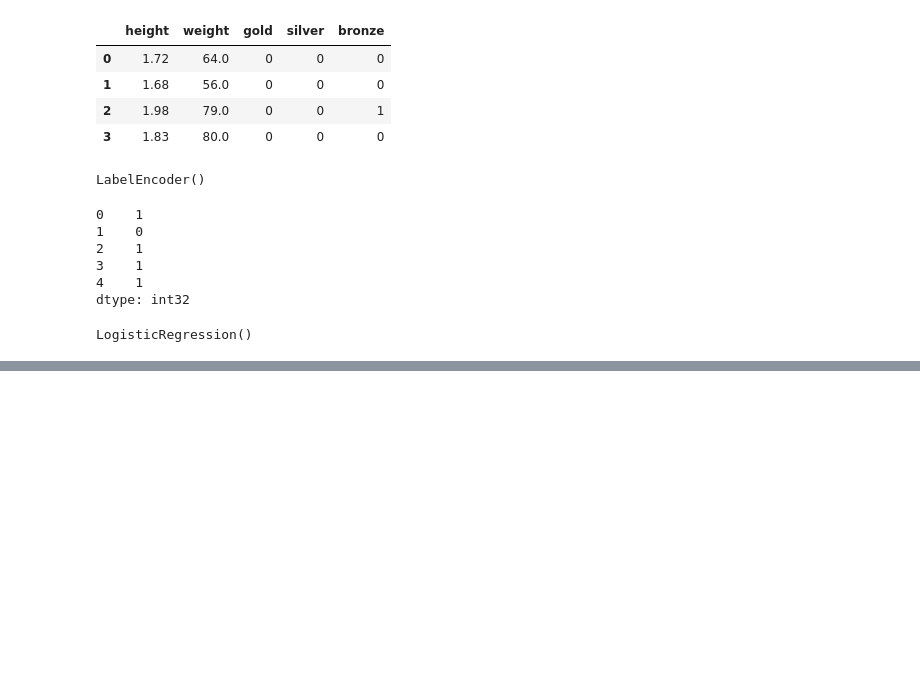
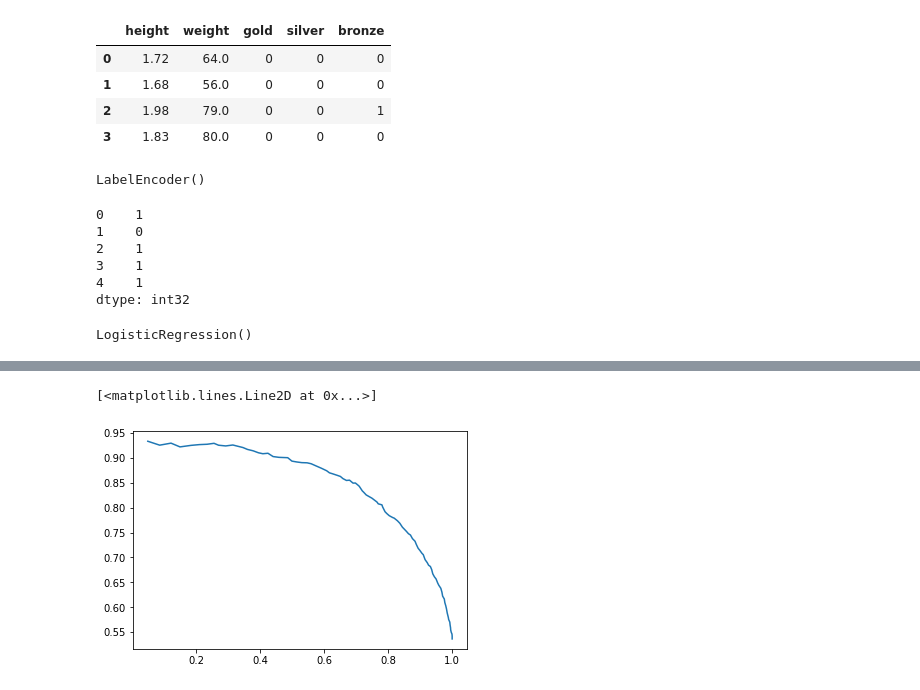
Before and after one commit to sergeimoiseev/neuro, a Jupyter notebook: dvp-10-hw-03/athletes_classifier.ipynb, the cells around one changed output, grey strips where cells are left out. Cells and saved outputs as stored; diff of their text form; code cells hidden in the pictures; blank space fills up the shorter version.

```diff
--- a/dvp-10-hw-03/athletes_classifier.ipynb
+++ b/dvp-10-hw-03/athletes_classifier.ipynb
@@ -189,0 +215,6 @@ def recall(y, y_pre):
+# %%
+# Precision Recall
+plt.plot( data.re, data.pre )
+# %% [output]
+[<matplotlib.lines.Line2D at 0x...>]
+[figure, added]
```
Also changed, not shown: parts of 14 cells of this notebook, 1 other file.
